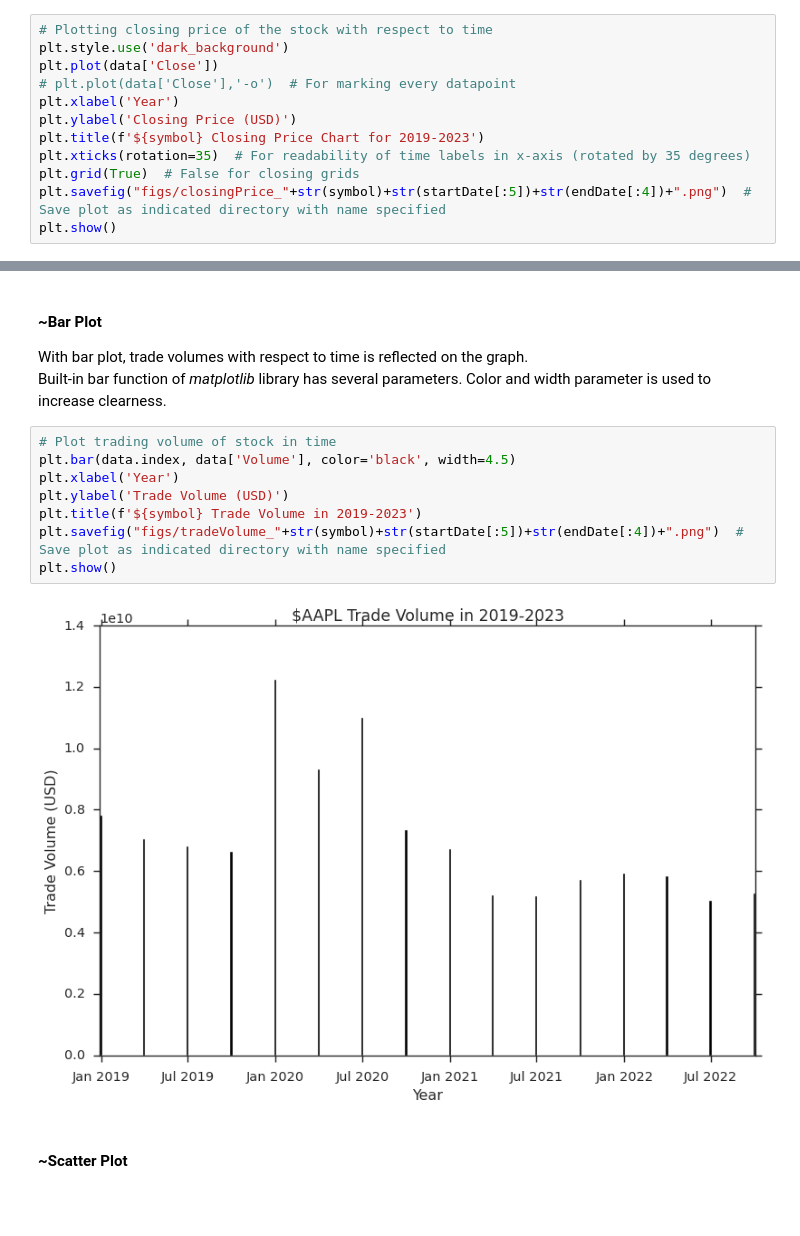
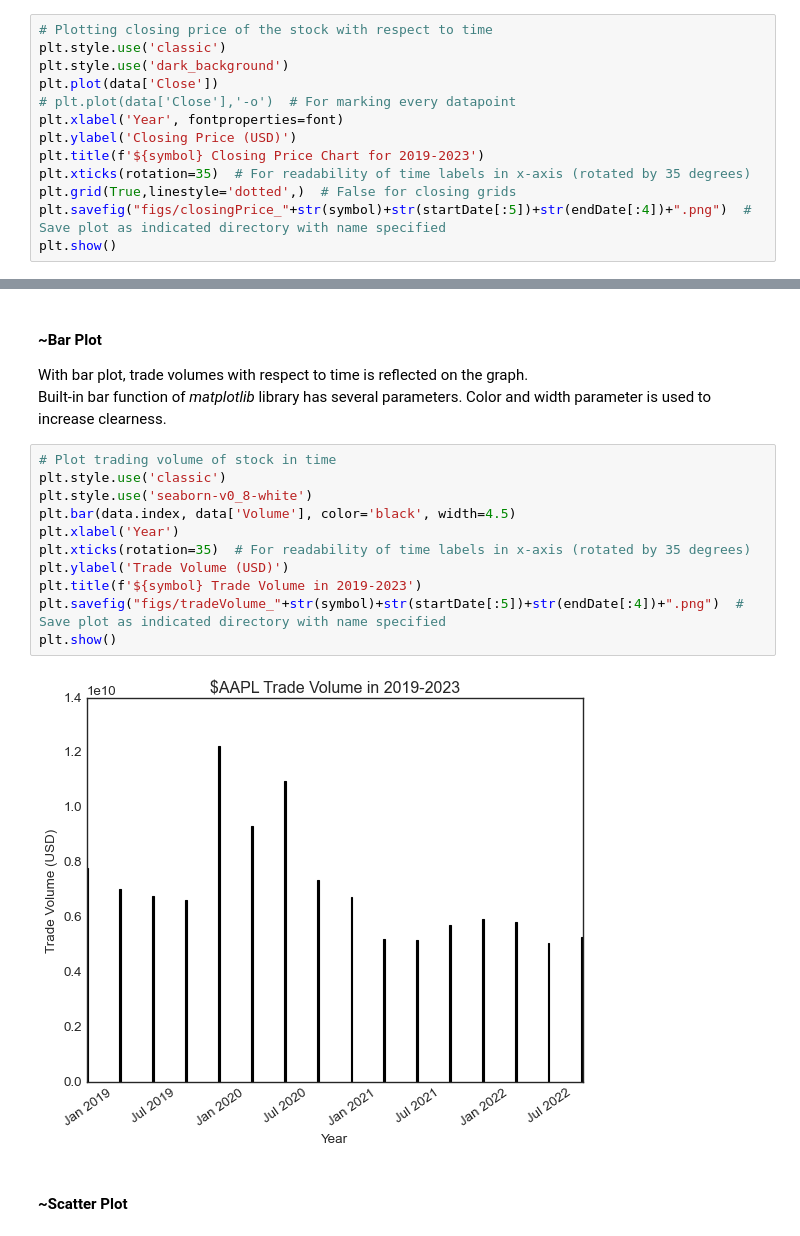
Before and after one commit to bilalonur/financial-visualization, a Jupyter notebook: finance-visualization.ipynb, the cells around one changed output, grey strips where cells are left out. Drawn from its saved outputs; the diff is of its cells as text; blank space fills up the shorter version.

Commit message:
Update
Line Chart and several matplotlib configurations were updated.

Scatter plot was added.

```diff
--- a/finance-visualization.ipynb
+++ b/finance-visualization.ipynb
@@ -88,14 +110,15 @@ There are several in-ready styles for <i>matplotlib</i> library that can be used
 You can check in-line comments for more details about plotting style.
 # %%
 # Plotting closing price of the stock with respect to time
+plt.style.use('classic')
 plt.style.use('dark_background')
 plt.plot(data['Close'])
 # plt.plot(data['Close'],'-o')  # For marking every datapoint
-plt.xlabel('Year')
+plt.xlabel('Year', fontproperties=font)
 plt.ylabel('Closing Price (USD)')
 plt.title(f'${symbol} Closing Price Chart for 2019-2023')
 plt.xticks(rotation=35)  # For readability of time labels in x-axis (rotated by 35 degrees)
-plt.grid(True)  # False for closing grids
+plt.grid(True,linestyle='dotted',)  # False for closing grids
 plt.savefig("figs/closingPrice_"+str(symbol)+str(startDate[:5])+str(endDate[:4])+".png")  # Save plot as indicated directory with name specified
 plt.show()
 # %% [output]
@@ -106,13 +129,16 @@ With bar plot, trade volumes with respect to time is reflected on the graph. <br
 Built-in bar function of <i>matplotlib</i> library has several parameters. Color and width parameter is used to increase clearness.
 # %%
 # Plot trading volume of stock in time
+plt.style.use('classic')
+plt.style.use('seaborn-v0_8-white')
 plt.bar(data.index, data['Volume'], color='black', width=4.5)
 plt.xlabel('Year')
+plt.xticks(rotation=35)  # For readability of time labels in x-axis (rotated by 35 degrees)
 plt.ylabel('Trade Volume (USD)')
 plt.title(f'${symbol} Trade Volume in 2019-2023')
 plt.savefig("figs/tradeVolume_"+str(symbol)+str(startDate[:5])+str(endDate[:4])+".png")  # Save plot as indicated directory with name specified
 plt.show()
 # %% [output]
-[figure, old version]
+[figure, new version]
 # %% [markdown]
 <h4>~Scatter Plot</h4>
```
Also changed, not shown: parts of 4 cells of this notebook, 3 other files.
